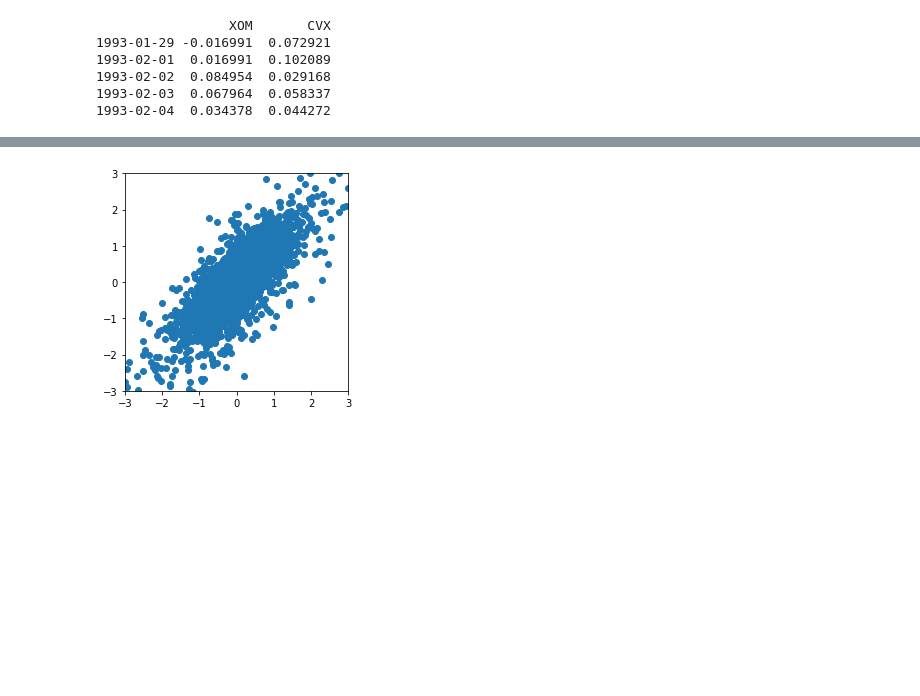
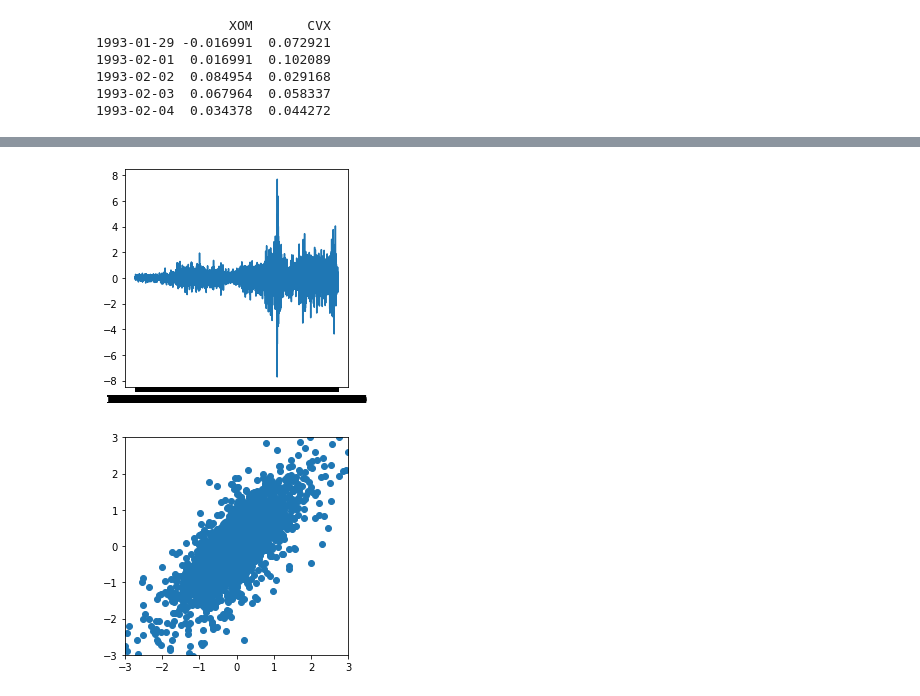
Before and after one commit to meticulousdev/StatisticsWithPython, a Jupyter notebook: PracticalStatistics/chap07/pca_example.ipynb, the cells around one changed output, grey strips where cells are left out. Saved outputs shown, nothing was run; the diff lists cells and outputs as text; code cells hidden in the pictures; blank space fills up the shorter version.

```diff
--- a/PracticalStatistics/chap07/pca_example.ipynb
+++ b/PracticalStatistics/chap07/pca_example.ipynb
@@ -20,3 +28,9 @@ print(oil_px.head())
+# %%
+plt.figure('original', figsize=(4, 4))
+plt.plot(oil_px['CVX'])
+plt.show()
+# %% [output]
+[figure, added]
 # %%
 plt.figure('original', figsize=(4, 4))
 plt.scatter(oil_px['XOM'], oil_px['CVX'])
```
Also changed, not shown: parts of 4 cells of this notebook.
